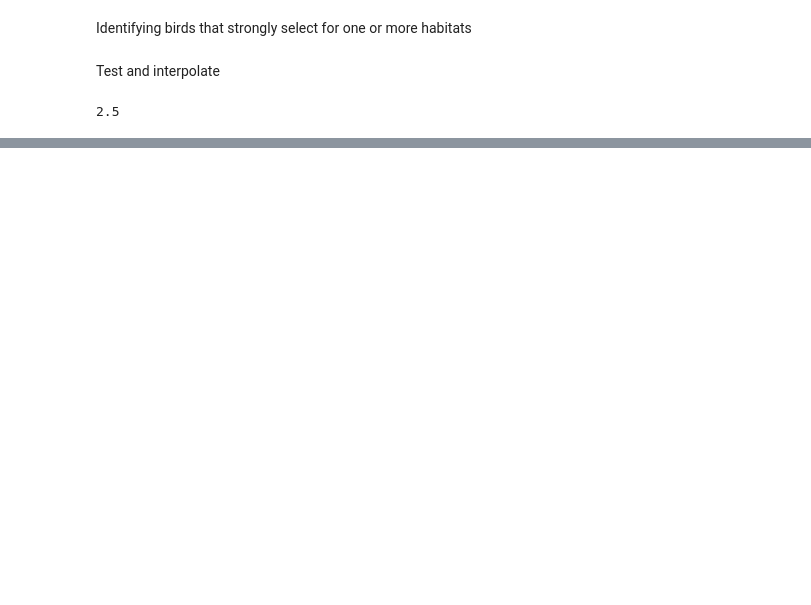
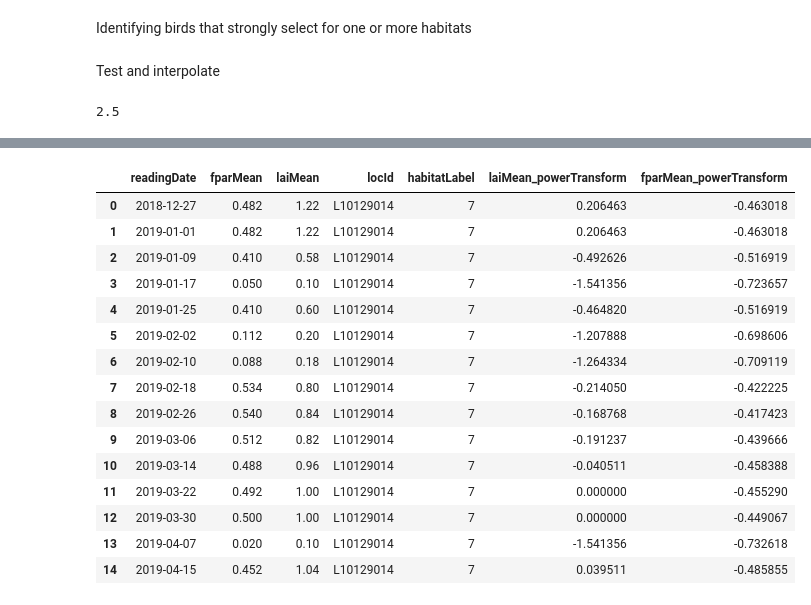
Before and after one commit to Tanag3r/trailheadDirect_birds, a Jupyter notebook: habitatSelection_analysis.ipynb, the cells around one changed output, grey strips where cells are left out. Drawn from its saved outputs; the diff is of its cells as text; code cells hidden in the pictures; blank space fills up the shorter version.

```diff
--- a/habitatSelection_analysis.ipynb
+++ b/habitatSelection_analysis.ipynb
@@ -137,0 +165,21 @@ def build_datebase(speciesCode,con = connectDB()):
+# %%
+fparLai['laiMean_powerTransform'],lbda = stats.boxcox(fparLai['laiMean'])
+fparLai['fparMean_powerTransform'],lbda = stats.boxcox(fparLai['fparMean'])
+fparLai.head(15)
+# %% [output]
+|  | readingDate | fparMean | laiMean | locId | habitatLabel | laiMean_powerTransform | fparMean_powerTransform |
+| 0 | 2018-12-27 | 0.482 | 1.22 | L10129014 | 7 | 0.206463 | -0.463018 |
+| 1 | 2019-01-01 | 0.482 | 1.22 | L10129014 | 7 | 0.206463 | -0.463018 |
+| 2 | 2019-01-09 | 0.410 | 0.58 | L10129014 | 7 | -0.492626 | -0.516919 |
+| 3 | 2019-01-17 | 0.050 | 0.10 | L10129014 | 7 | -1.541356 | -0.723657 |
+| 4 | 2019-01-25 | 0.410 | 0.60 | L10129014 | 7 | -0.464820 | -0.516919 |
+| 5 | 2019-02-02 | 0.112 | 0.20 | L10129014 | 7 | -1.207888 | -0.698606 |
+| 6 | 2019-02-10 | 0.088 | 0.18 | L10129014 | 7 | -1.264334 | -0.709119 |
+| 7 | 2019-02-18 | 0.534 | 0.80 | L10129014 | 7 | -0.214050 | -0.422225 |
+| 8 | 2019-02-26 | 0.540 | 0.84 | L10129014 | 7 | -0.168768 | -0.417423 |
+| 9 | 2019-03-06 | 0.512 | 0.82 | L10129014 | 7 | -0.191237 | -0.439666 |
+| 10 | 2019-03-14 | 0.488 | 0.96 | L10129014 | 7 | -0.040511 | -0.458388 |
+| 11 | 2019-03-22 | 0.492 | 1.00 | L10129014 | 7 | 0.000000 | -0.455290 |
+| 12 | 2019-03-30 | 0.500 | 1.00 | L10129014 | 7 | 0.000000 | -0.449067 |
+| 13 | 2019-04-07 | 0.020 | 0.10 | L10129014 | 7 | -1.541356 | -0.732618 |
+| 14 | 2019-04-15 | 0.452 | 1.04 | L10129014 | 7 | 0.039511 | -0.485855 |
```
Also changed, not shown: parts of 3 cells of this notebook.
